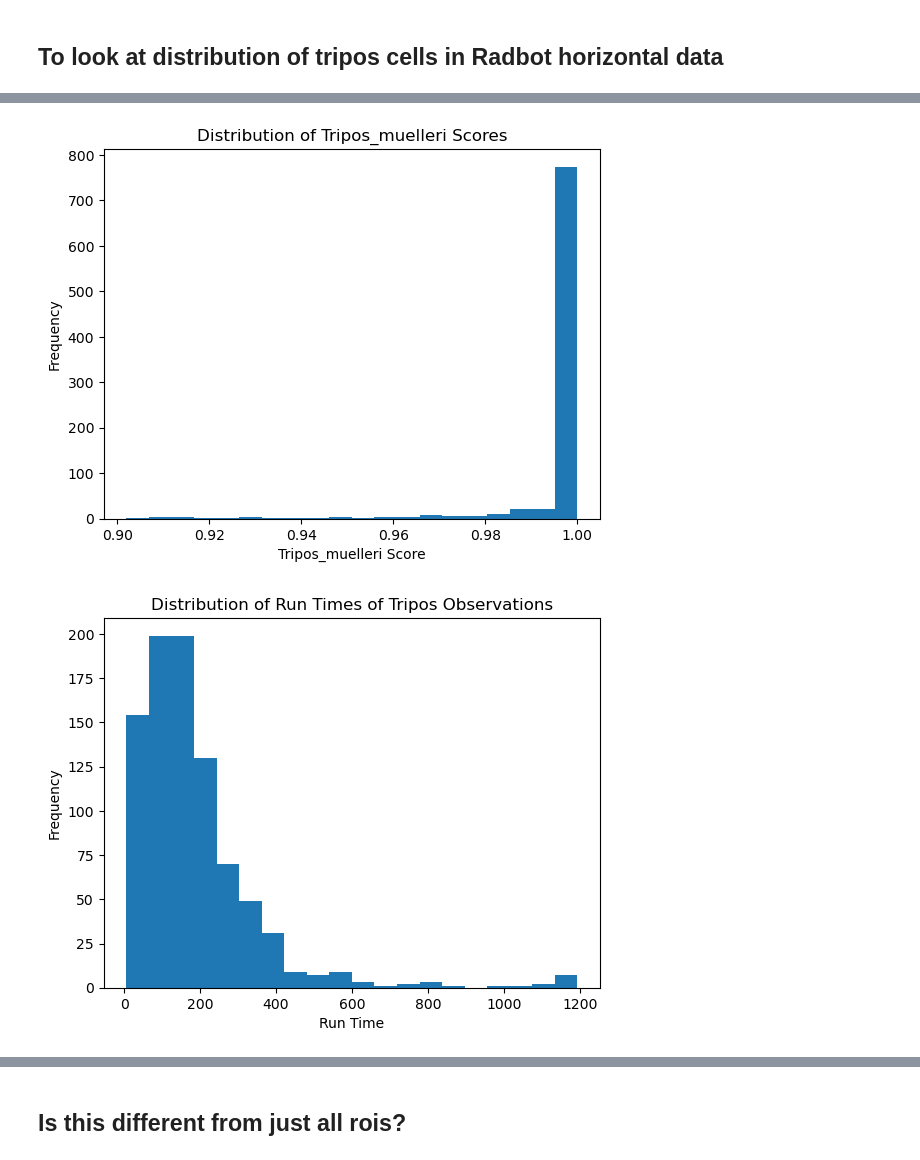
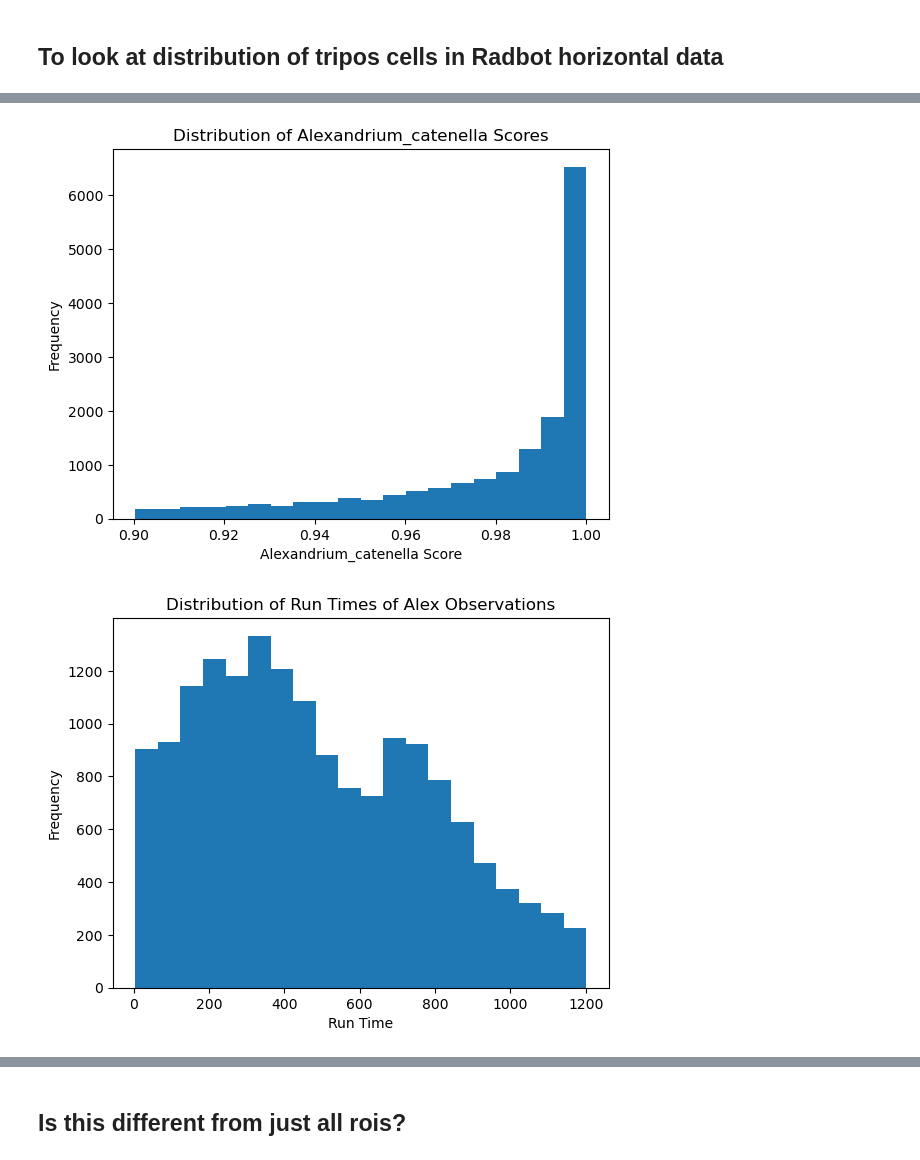
Before and after one commit to michaelstaiger/IFCBParticleSize, a Jupyter notebook: EmpyricalAnalysis/Notebooks/TriposAnalysis.ipynb, the cells around one changed output, grey strips where cells are left out. Cells and saved outputs as stored; diff of their text form; code cells hidden in the pictures.

Commit message:
Building out synthetic data analysis and some clean up of fixed sample data first pass

```diff
--- a/EmpyricalAnalysis/Notebooks/TriposAnalysis.ipynb
+++ b/EmpyricalAnalysis/Notebooks/TriposAnalysis.ipynb
@@ -64,5 +65,5 @@ Saved to ../IFCBData/SeaTrac/subsampled/Tripos_muelleri_master.csv
 # %%
-df = pd.read_csv("../IFCBData/SeaTrac/subsampled/Tripos_muelleri_master.csv")
+df = pd.read_csv("/Users/michaelstaiger/Desktop/gitRepos/IFCBParticleSize/EmpyricalAnalysis/IFCBData/DenseAlex/Alex_master.csv")
 # %%
 print(df.head())
 # %% [output]
@@ -86,20 +87,20 @@ print(df.head())
 # %%
-plt.hist(df["Tripos_muelleri"], bins=20)
-plt.xlabel("Tripos_muelleri Score")
+plt.hist(df["Alexandrium_catenella"], bins=20)
+plt.xlabel("Alexandrium_catenella Score")
 plt.ylabel("Frequency")
-plt.title("Distribution of Tripos_muelleri Scores")
+plt.title("Distribution of Alexandrium_catenella Scores")
 plt.show()
 # %% [output]
-[figure, old version]
+[figure, new version]
 # %%
 plt.hist(df["RunTime"], bins=20)
 plt.xlabel("Run Time")
 plt.ylabel("Frequency")
-plt.title("Distribution of Run Times of Tripos Observations")
-plt.savefig("../Figs/TriposRunTimeDistribution.png")
+plt.title("Distribution of Run Times of Alex Observations")
+#plt.savefig("../Figs/TriposRunTimeDistribution.png")
 plt.show()
 # %% [output]
-[figure, old version]
+[figure, new version]
 # %%
 ### Representing this graphically with CDF plots
 
```
Also changed, not shown: parts of 14 cells of this notebook, 5 other files.
